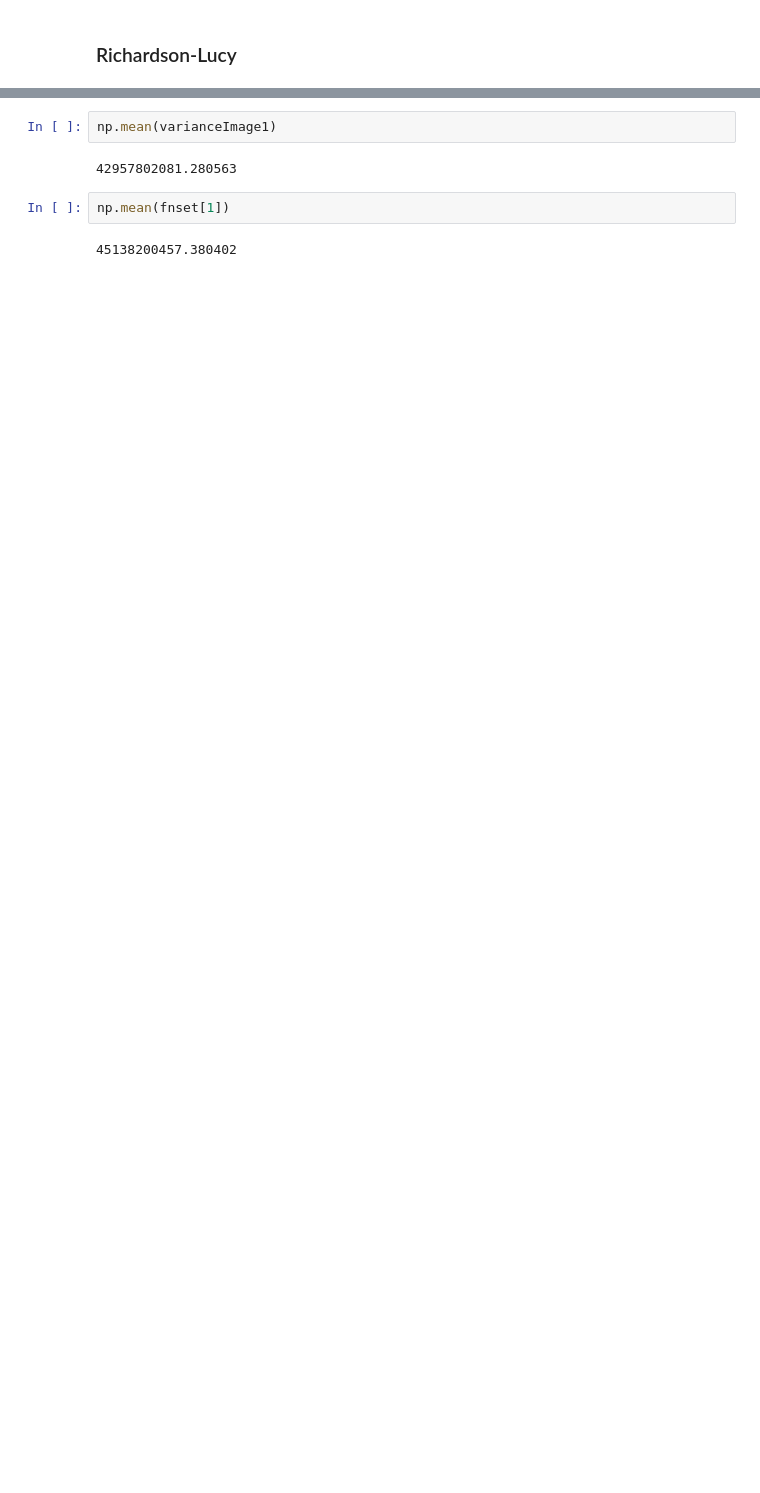
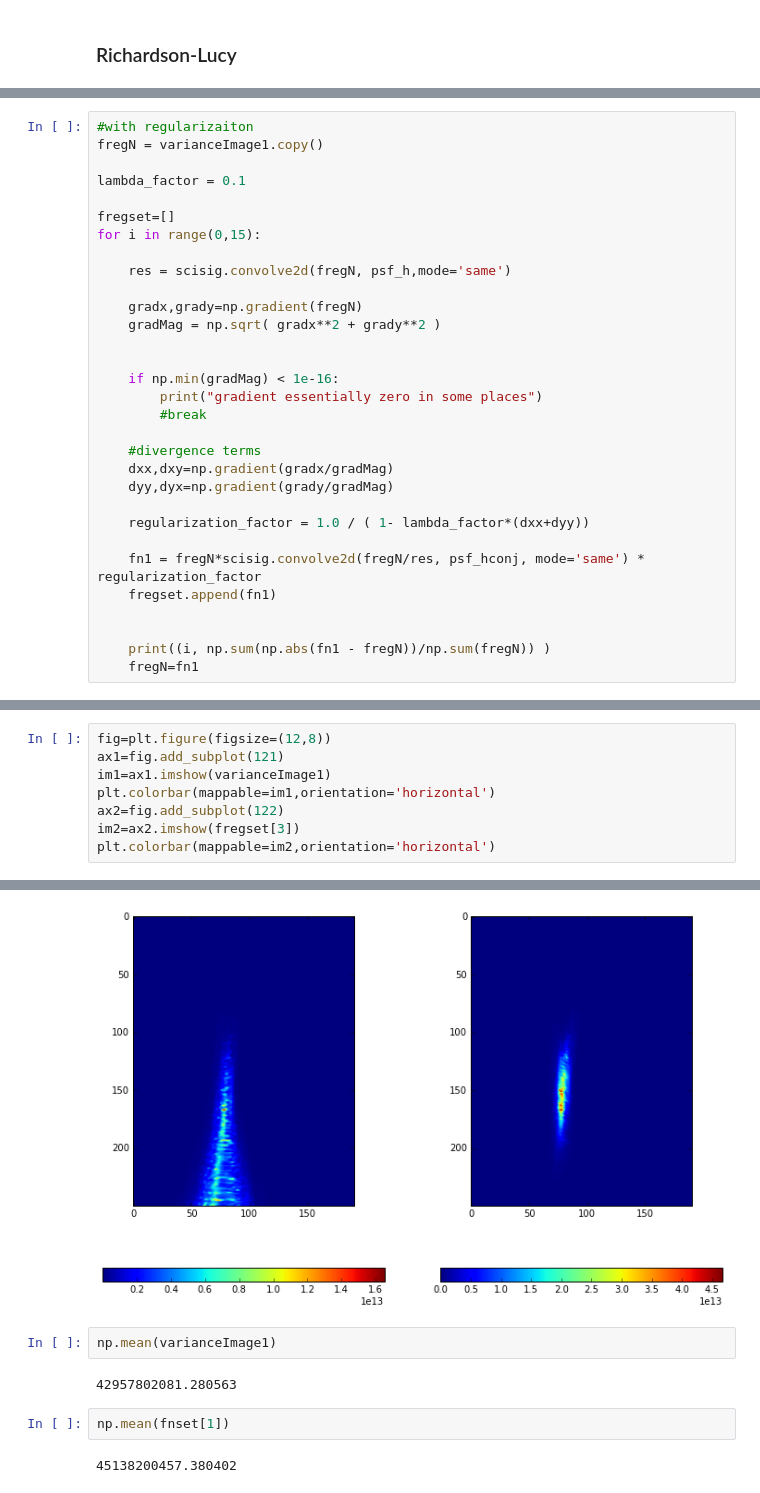
Before and after one commit to vlchaplin/VeraUSpub, a Jupyter notebook: py/PSF_recon.ipynb, the cells around one changed output, grey strips where cells are left out. Saved outputs shown, nothing was run; the diff lists cells and outputs as text; blank space fills up the shorter version.

```diff
--- a/py/PSF_recon.ipynb
+++ b/py/PSF_recon.ipynb
@@ -238,0 +279,31 @@ for i in range(0,2):
+# %%
+#with regularizaiton
+fregN = varianceImage1.copy()
+
+lambda_factor = 0.1
+
+fregset=[]
+for i in range(0,15):
+
+    res = scisig.convolve2d(fregN, psf_h,mode='same')
+
+    gradx,grady=np.gradient(fregN)
+    gradMag = np.sqrt( gradx**2 + grady**2 )
+
+
+    if np.min(gradMag) < 1e-16:
+        print("gradient essentially zero in some places")
+        #break
+
+    #divergence terms
+    dxx,dxy=np.gradient(gradx/gradMag)
+    dyy,dyx=np.gradient(grady/gradMag)
+
+    regularization_factor = 1.0 / ( 1- lambda_factor*(dxx+dyy))
+
+    fn1 = fregN*scisig.convolve2d(fregN/res, psf_hconj, mode='same') * regularization_factor
+    fregset.append(fn1)
+
+
+    print((i, np.sum(np.abs(fn1 - fregN))/np.sum(fregN)) )
+    fregN=fn1
@@ -249,0 +343,9 @@ plt.colorbar(mappable=im2)
+# %%
+fig=plt.figure(figsize=(12,8))
+ax1=fig.add_subplot(121)
+im1=ax1.imshow(varianceImage1)
+plt.colorbar(mappable=im1,orientation='horizontal')
+ax2=fig.add_subplot(122)
+im2=ax2.imshow(fregset[3])
+plt.colorbar(mappable=im2,orientation='horizontal')
+# %% [output]
@@ -250,3 +358,4 @@ plt.colorbar(mappable=im2)
+[figure, added]
 # %%
 np.mean(varianceImage1)
 # %% [output]
```
Also changed, not shown: parts of 19 cells of this notebook.
